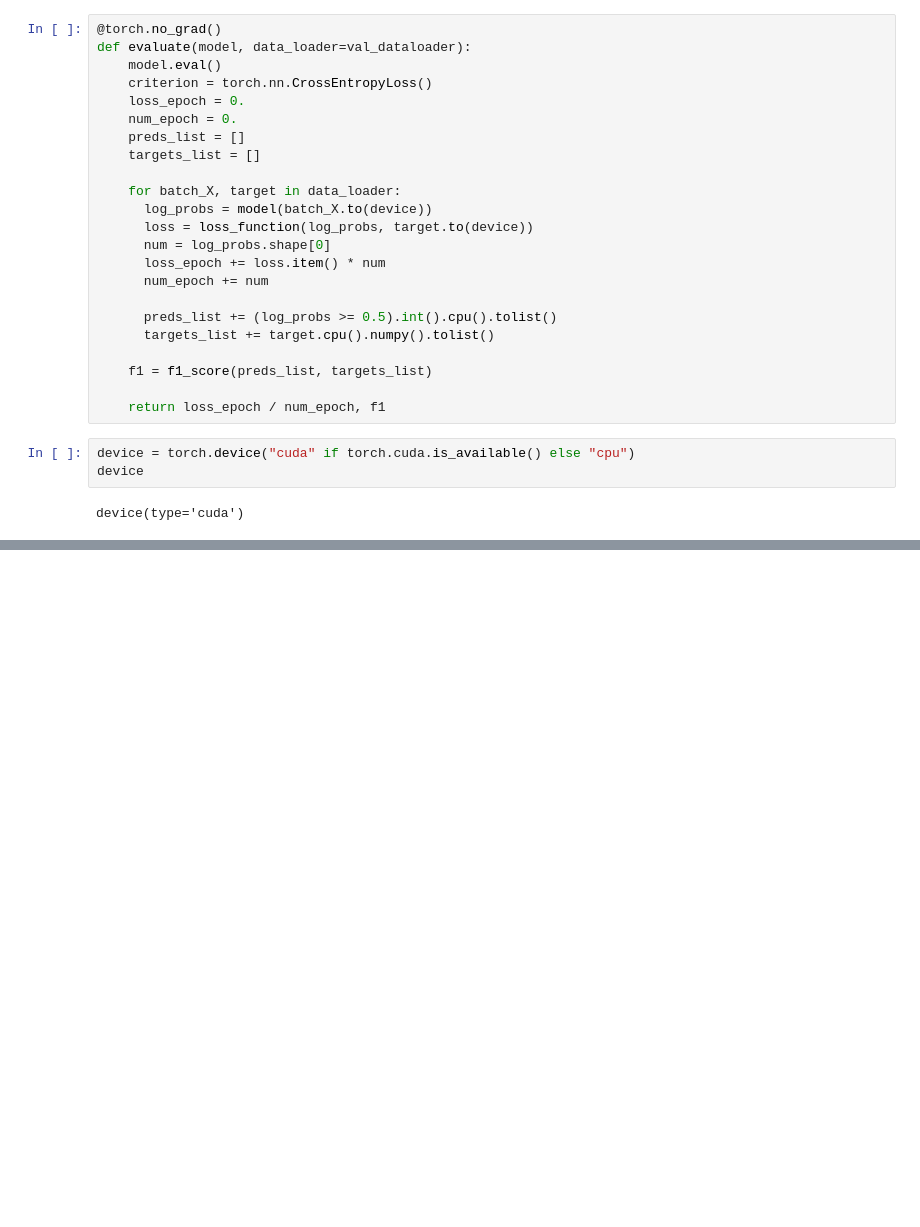
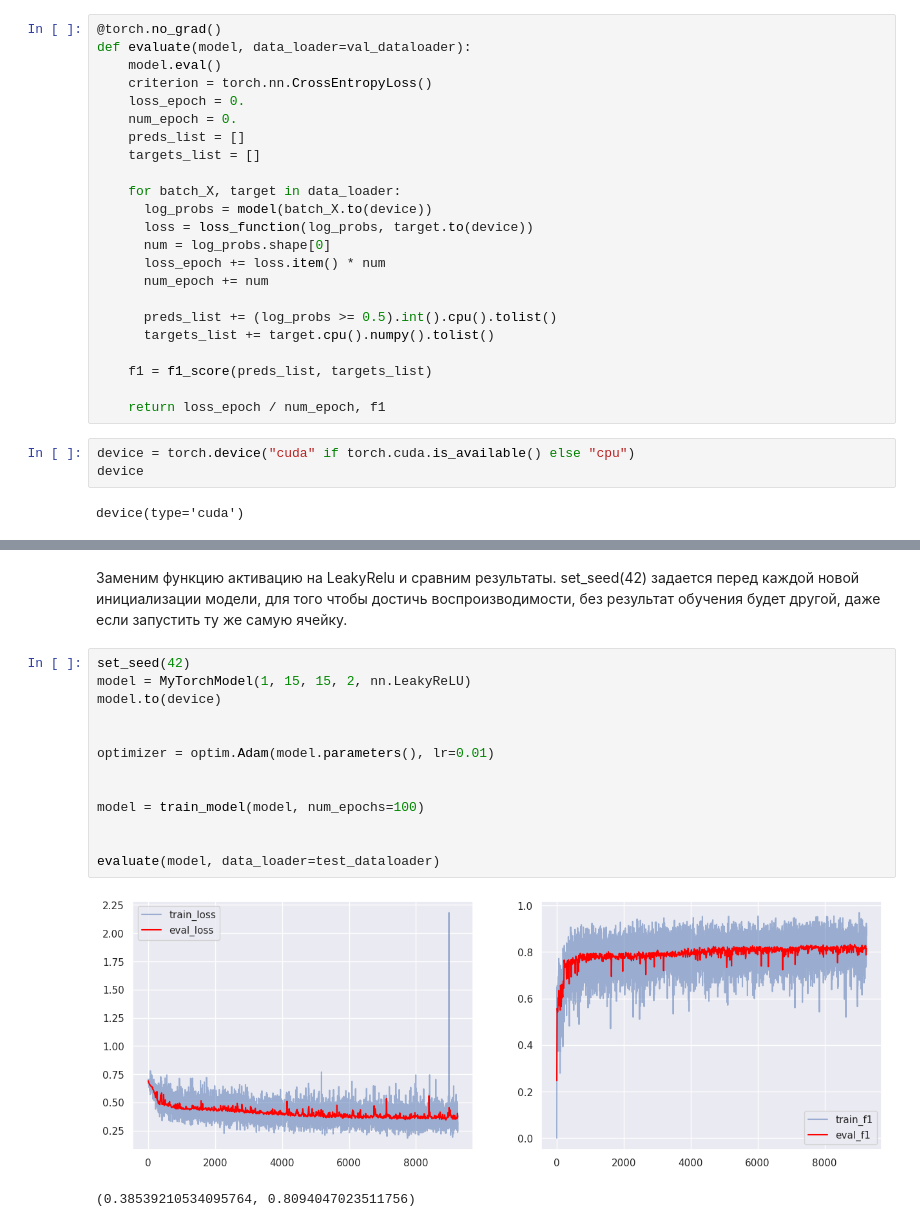
Before and after one commit to nvtm03/DL, a Jupyter notebook: HW1.ipynb, the cells around one changed output, grey strips where cells are left out. Cells and saved outputs as stored; diff of their text form; blank space fills up the shorter version.

```diff
--- a/HW1.ipynb
+++ b/HW1.ipynb
@@ -262,0 +277,18 @@ evaluate(model, data_loader=test_dataloader)
+# %% [markdown]
+Заменим функцию активацию на LeakyRelu и сравним результаты. set_seed(42) задается перед каждой новой инициализации модели, для того чтобы достичь воспроизводимости, без результат обучения будет другой, даже если запустить ту же самую ячейку.
+# %%
+set_seed(42)
+model = MyTorchModel(1, 15, 15, 2, nn.LeakyReLU)
+model.to(device)
+
+
+optimizer = optim.Adam(model.parameters(), lr=0.01)
+
+
+model = train_model(model, num_epochs=100)
+
+
+evaluate(model, data_loader=test_dataloader)
+# %% [output]
+[figure, added]
+(0.38539210534095764, 0.8094047023511756)
```
Also changed, not shown: parts of 58 cells of this notebook.
